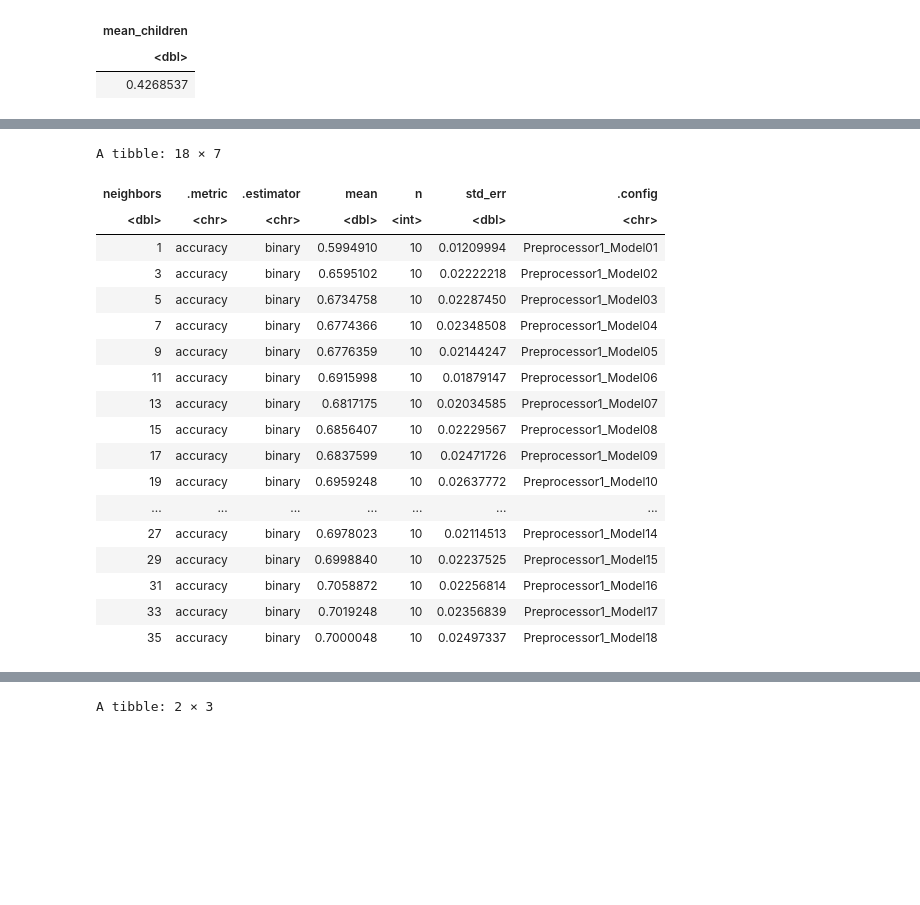
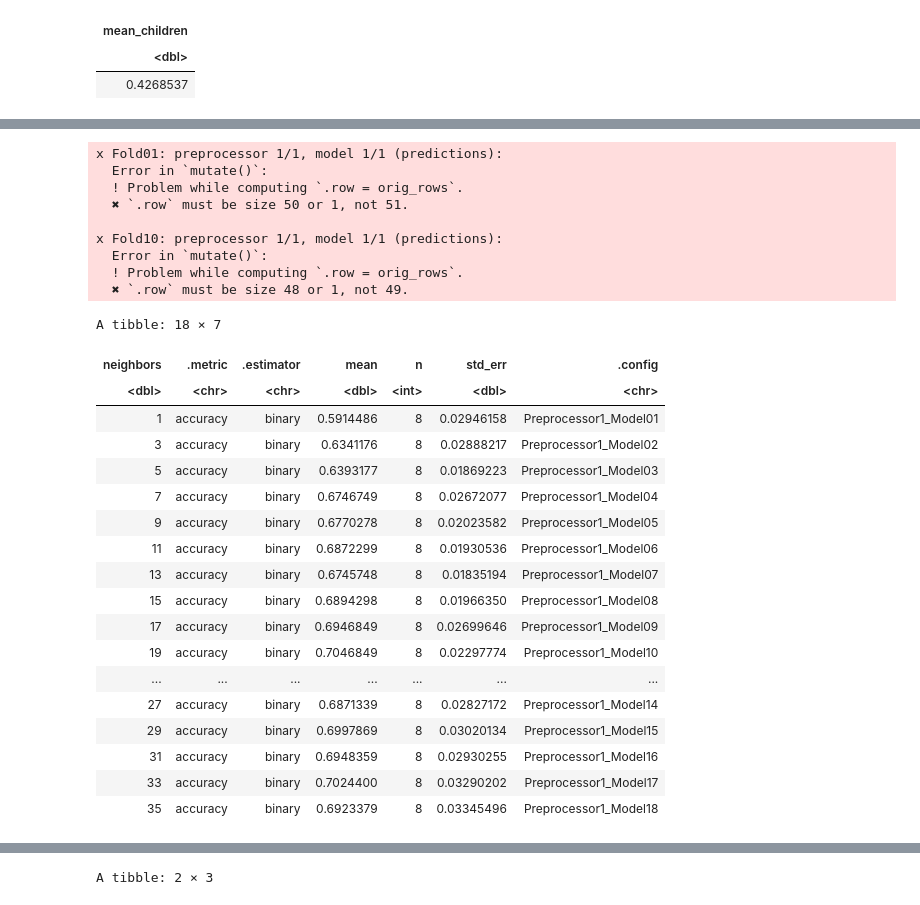
Before and after one commit to zhang17s/DSCI-100-Group-Project-, a Jupyter notebook: Proposal.ipynb, the cells around one changed output, grey strips where cells are left out. Drawn from its saved outputs; the diff is of its cells as text; code cells hidden in the pictures; blank space fills up the shorter version.

```diff
--- a/Proposal.ipynb
+++ b/Proposal.ipynb
@@ -106,7 +106,7 @@ A spec_tbl_df: 891 × 12
 # %%
 #getting rid of PassengerId,Name, Embarked,Ticket and Cabin:
 boat_data_selected <- boat_data |>
-    select(-PassengerId, -Name, -Embarked, -Ticket, -Cabin)
+    select(-PassengerId,-Name, -Ticket, -Cabin)
 # %%
 #renaming columns
 
@@ -114,8 +114,9 @@ colnames(boat_data_selected) = c("Survived", "Passenger_Class", "Sex", "Age", "N
 # %%
-#adding a column for sex in binary(for it to work with the knn model)
+#adding a column for sex in binary and making the embarked column into numeric(for it to work with the knn model)
 
 boat_data_binary <- boat_data_selected |>
-    mutate(sex_binary = ifelse(Sex == "male", 1, ifelse(Sex == "female", 0, NA)))
+    mutate(sex_binary = ifelse(Sex == "male", 1, ifelse(Sex == "female", 0, NA))) |>
+    mutate(Embarked_numeric = ifelse(Embarked == "S", 0, ifelse(Embarked == "C", 1, ifelse(Embarked == "Q", 2, NA))))
 nrow(boat_data_binary)
 # %% [output]
 [1] 891
@@ -313,38 +390,47 @@ accuracies
 # %%
 #tuning the model to find the best value of k using the best predictors as seen above.
 
-boat_recipe <- recipe(Survived ~ Fare + Age + Number0fSiblings + NumberofParents_children + Passenger_Class , data = boat_train_model) |>
+boat_recipe <- recipe(Survived ~ Fare + Age + Number0fSiblings + NumberofParents_children + Passenger_Class + Embarked_numeric , data = boat_train_model) |>
     step_scale(all_predictors()) |>
     step_center(all_predictors())
 
 boat_model_stats <- workflow() |>
   add_recipe(boat_recipe) |>
   add_model(boat_spec_tune) |>
   tune_grid(resamples = boat_vfold, grid = k_vals) |>
   collect_metrics() |>
   filter(.metric == "accuracy")
 
 boat_model_stats
 # %% [output]
-A tibble: 18 × 7
+x Fold01: preprocessor 1/1, model 1/1 (predictions):
+  Error in `mutate()`:
+  ! Problem while computing `.row = orig_rows`.
+  ✖ `.row` must be size 50 or 1, not 51.
+
+x Fold10: preprocessor 1/1, model 1/1 (predictions):
+  Error in `mutate()`:
+  ! Problem while computing `.row = orig_rows`.
+  ✖ `.row` must be size 48 or 1, not 49.
+A tibble: 18 × 7
 | neighbors | .metric | .estimator | mean | n | std_err | .config |
 | <dbl> | <chr> | <chr> | <dbl> | <int> | <dbl> | <chr> |
-| 1 | accuracy | binary | 0.5994910 | 10 | 0.01209994 | Preprocessor1_Model01 |
-| 3 | accuracy | binary | 0.6595102 | 10 | 0.02222218 | Preprocessor1_Model02 |
-| 5 | accuracy | binary | 0.6734758 | 10 | 0.02287450 | Preprocessor1_Model03 |
-| 7 | accuracy | binary | 0.6774366 | 10 | 0.02348508 | Preprocessor1_Model04 |
-| 9 | accuracy | binary | 0.6776359 | 10 | 0.02144247 | Preprocessor1_Model05 |
-| 11 | accuracy | binary | 0.6915998 | 10 | 0.01879147 | Preprocessor1_Model06 |
-| 13 | accuracy | binary | 0.6817175 | 10 | 0.02034585 | Preprocessor1_Model07 |
-| 15 | accuracy | binary | 0.6856407 | 10 | 0.02229567 | Preprocessor1_Model08 |
-| 17 | accuracy | binary | 0.6837599 | 10 | 0.02471726 | Preprocessor1_Model09 |
-| 19 | accuracy | binary | 0.6959248 | 10 | 0.02637772 | Preprocessor1_Model10 |
+| 1 | accuracy | binary | 0.5914486 | 8 | 0.02946158 | Preprocessor1_Model01 |
+| 3 | accuracy | binary | 0.6341176 | 8 | 0.02888217 | Preprocessor1_Model02 |
+| 5 | accuracy | binary | 0.6393177 | 8 | 0.01869223 | Preprocessor1_Model03 |
+| 7 | accuracy | binary | 0.6746749 | 8 | 0.02672077 | Preprocessor1_Model04 |
+| 9 | accuracy | binary | 0.6770278 | 8 | 0.02023582 | Preprocessor1_Model05 |
+| 11 | accuracy | binary | 0.6872299 | 8 | 0.01930536 | Preprocessor1_Model06 |
+| 13 | accuracy | binary | 0.6745748 | 8 | 0.01835194 | Preprocessor1_Model07 |
+| 15 | accuracy | binary | 0.6894298 | 8 | 0.01966350 | Preprocessor1_Model08 |
+| 17 | accuracy | binary | 0.6946849 | 8 | 0.02699646 | Preprocessor1_Model09 |
+| 19 | accuracy | binary | 0.7046849 | 8 | 0.02297774 | Preprocessor1_Model10 |
 | ... | ... | ... | ... | ... | ... | ... |
-| 27 | accuracy | binary | 0.6978023 | 10 | 0.02114513 | Preprocessor1_Model14 |
-| 29 | accuracy | binary | 0.6998840 | 10 | 0.02237525 | Preprocessor1_Model15 |
-| 31 | accuracy | binary | 0.7058872 | 10 | 0.02256814 | Preprocessor1_Model16 |
-| 33 | accuracy | binary | 0.7019248 | 10 | 0.02356839 | Preprocessor1_Model17 |
-| 35 | accuracy | binary | 0.7000048 | 10 | 0.02497337 | Preprocessor1_Model18 |
+| 27 | accuracy | binary | 0.6871339 | 8 | 0.02827172 | Preprocessor1_Model14 |
+| 29 | accuracy | binary | 0.6997869 | 8 | 0.03020134 | Preprocessor1_Model15 |
+| 31 | accuracy | binary | 0.6948359 | 8 | 0.02930255 | Preprocessor1_Model16 |
+| 33 | accuracy | binary | 0.7024400 | 8 | 0.03290202 | Preprocessor1_Model17 |
+| 35 | accuracy | binary | 0.6923379 | 8 | 0.03345496 | Preprocessor1_Model18 |
 # %%
 accuracy_versus_k <- ggplot(boat_model_stats, aes(x = neighbors, y = mean))+
        geom_point() +
```
Also changed, not shown: parts of 16 cells of this notebook.
